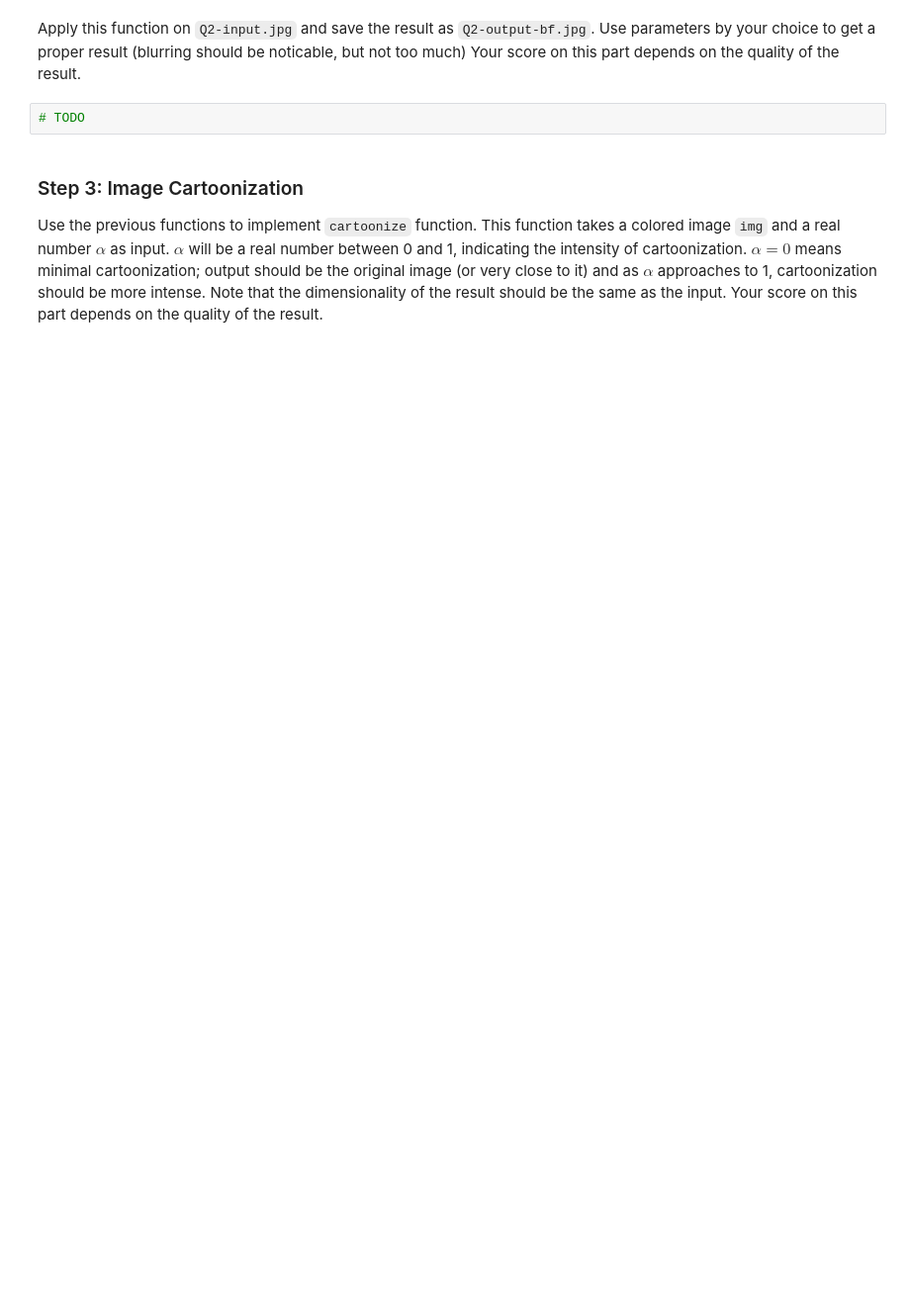
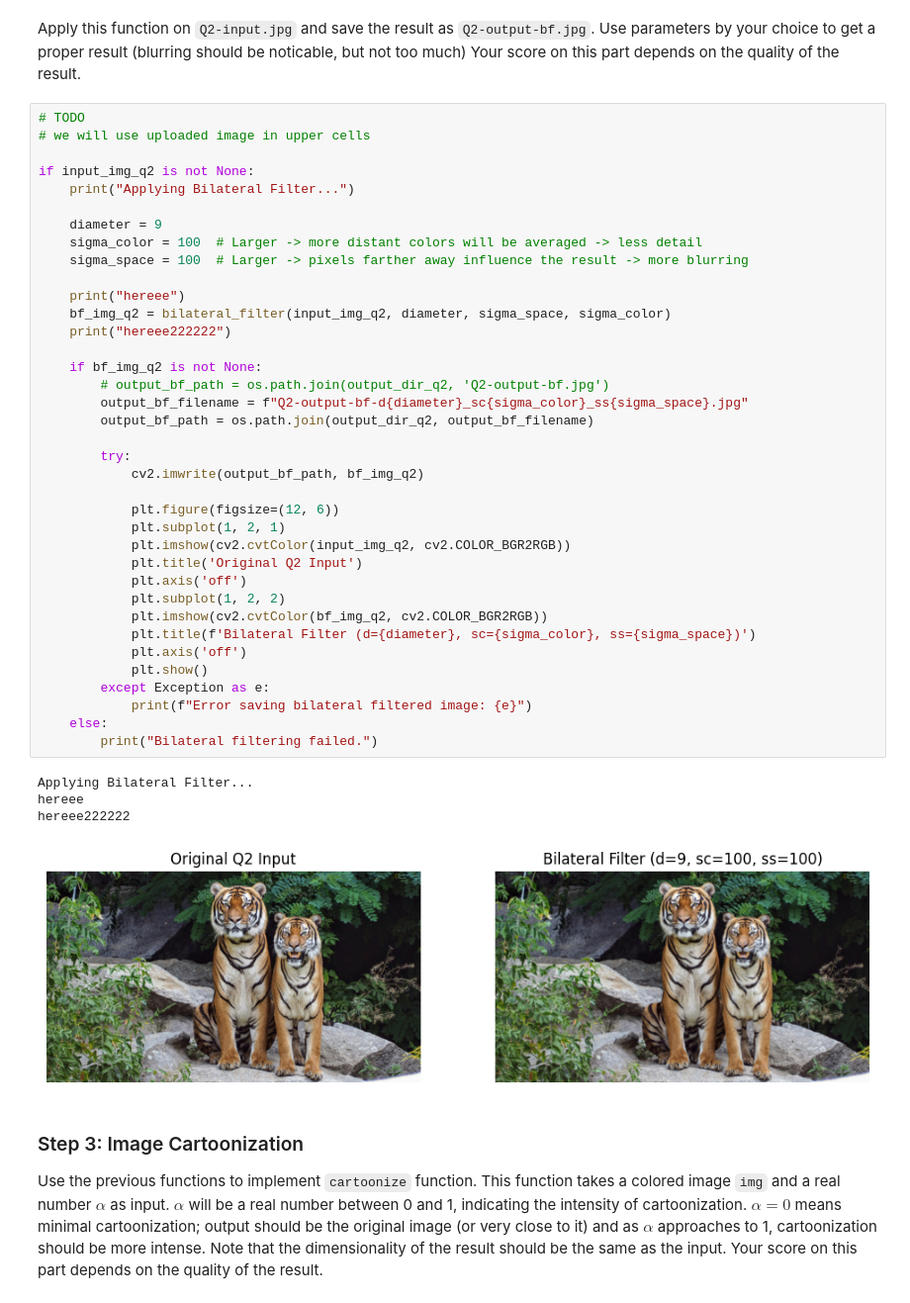
Before and after one commit to amabilisifi/ImageTransformLab, a Jupyter notebook: HW2.ipynb, the cells around one changed output. Shown at 99% size. Saved outputs shown, nothing was run; the diff lists cells and outputs as text; blank space fills up the shorter version.

Commit message:
added  Bilateral Filter

```diff
--- a/HW2.ipynb
+++ b/HW2.ipynb
@@ -387,8 +385,48 @@ def bilateral_filter(img: np.ndarray, d: int, sigma_space: float, sigma_color: f
   return output_img_final
 # %% [markdown]
 Apply this function on `Q2-input.jpg` and save the result as `Q2-output-bf.jpg`. Use parameters by your choice to get a proper result (blurring should be noticable, but not too much) Your score on this part depends on the quality of the result.
-# %%
-# TODO
+# %%
+# TODO
+# we will use uploaded image in upper cells
+
+if input_img_q2 is not None:
+    print("Applying Bilateral Filter...")
+
+    diameter = 9
+    sigma_color = 100  # Larger -> more distant colors will be averaged -> less detail
+    sigma_space = 100  # Larger -> pixels farther away influence the result -> more blurring
+
+    print("hereee")
+    bf_img_q2 = bilateral_filter(input_img_q2, diameter, sigma_space, sigma_color)
+    print("hereee222222")
+
+    if bf_img_q2 is not None:
+        # output_bf_path = os.path.join(output_dir_q2, 'Q2-output-bf.jpg')
+        output_bf_filename = f"Q2-output-bf-d{diameter}_sc{sigma_color}_ss{sigma_space}.jpg"
+        output_bf_path = os.path.join(output_dir_q2, output_bf_filename)
+
+        try:
+            cv2.imwrite(output_bf_path, bf_img_q2)
+
+            plt.figure(figsize=(12, 6))
+            plt.subplot(1, 2, 1)
+            plt.imshow(cv2.cvtColor(input_img_q2, cv2.COLOR_BGR2RGB))
+            plt.title('Original Q2 Input')
+            plt.axis('off')
+            plt.subplot(1, 2, 2)
+            plt.imshow(cv2.cvtColor(bf_img_q2, cv2.COLOR_BGR2RGB))
+            plt.title(f'Bilateral Filter (d={diameter}, sc={sigma_color}, ss={sigma_space})')
+            plt.axis('off')
+            plt.show()
+        except Exception as e:
+            print(f"Error saving bilateral filtered image: {e}")
+    else:
+        print("Bilateral filtering failed.")
+# %% [output]
+Applying Bilateral Filter...
+hereee
+hereee222222
+[figure, added]
 # %% [markdown]
 ### Step 3: Image Cartoonization
 
```
Also changed, not shown: parts of 6 cells of this notebook, 6 other files.
